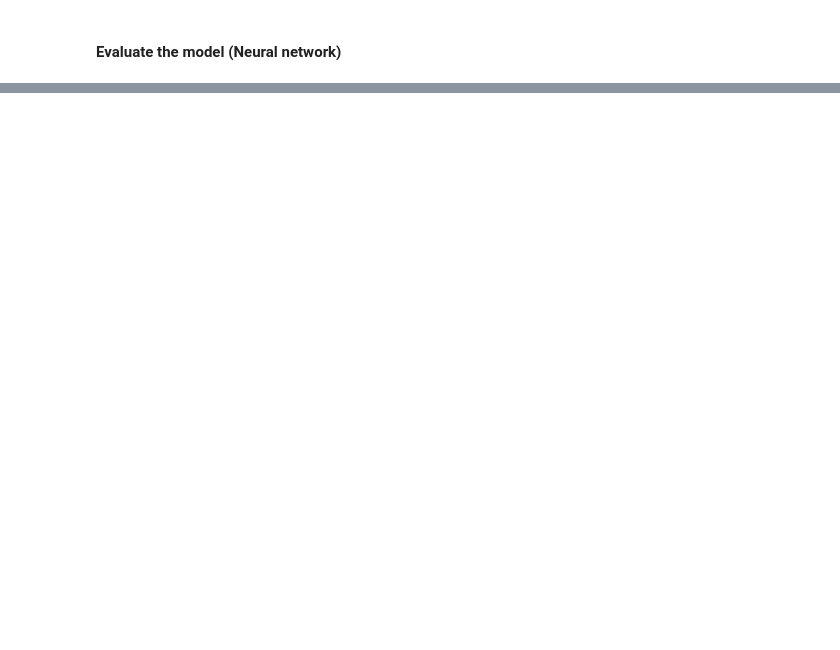
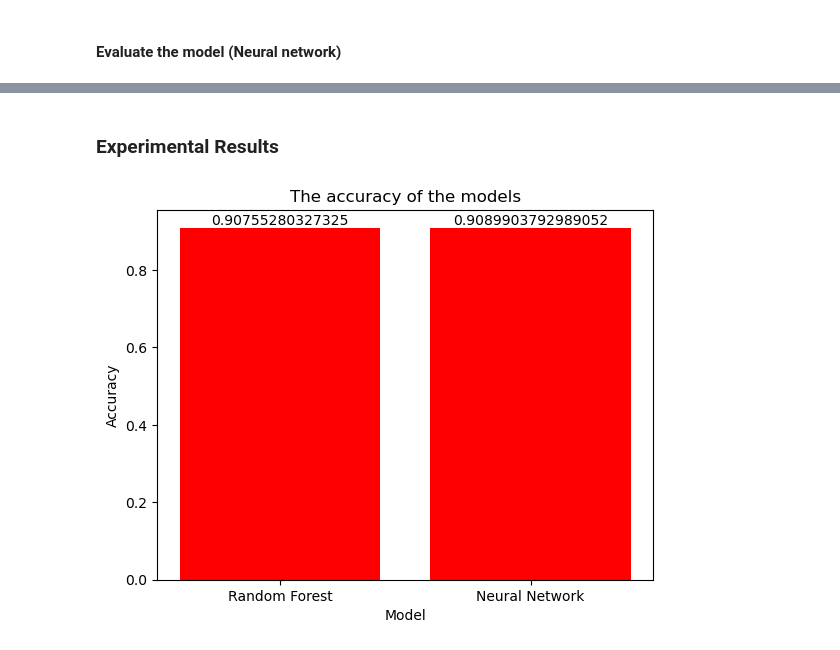
Before and after one commit to ChirathSetunge/Predicting_Term_Deposit_Subscription, a Jupyter notebook: notebooks/Predict Term Deposit Subscription.ipynb, the cells around one changed output, grey strips where cells are left out. Drawn from its saved outputs; the diff is of its cells as text; code cells hidden in the pictures; blank space fills up the shorter version.

Commit message:
update notebook (parameter adujsements, experiments)

```diff
--- a/notebooks/Predict Term Deposit Subscription.ipynb
+++ b/notebooks/Predict Term Deposit Subscription.ipynb
@@ -480,0 +558,17 @@ plt.show()
+# %% [markdown]
+### Experimental Results
+# %%
+# plot the accuracy of the models
+accuracy = [accuracy_score(y_test, y_predRF), accuracy_score(y_test, y_predNN)]
+model = ['Random Forest', 'Neural Network']
+
+plt.bar(model, accuracy, color='red')
+# add the accuracy values on the bars
+for i in range(len(accuracy)):
+    plt.text(i, accuracy[i], accuracy[i], ha='center', va='bottom')
+plt.xlabel('Model')
+plt.ylabel('Accuracy')
+plt.title('The accuracy of the models')
+plt.show()
+# %% [output]
+[figure, added]
```
Also changed, not shown: parts of 20 cells of this notebook.
